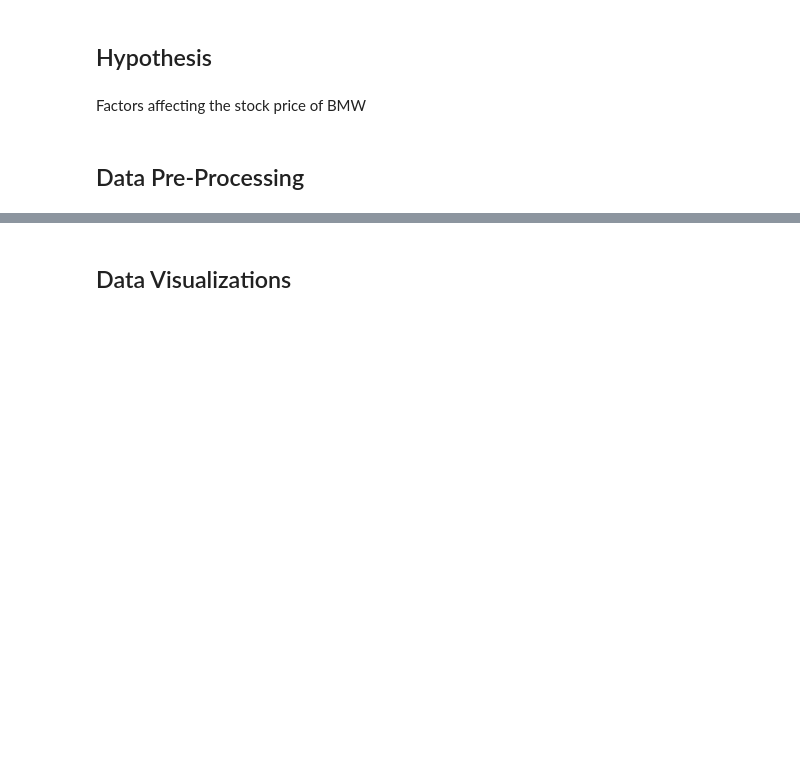
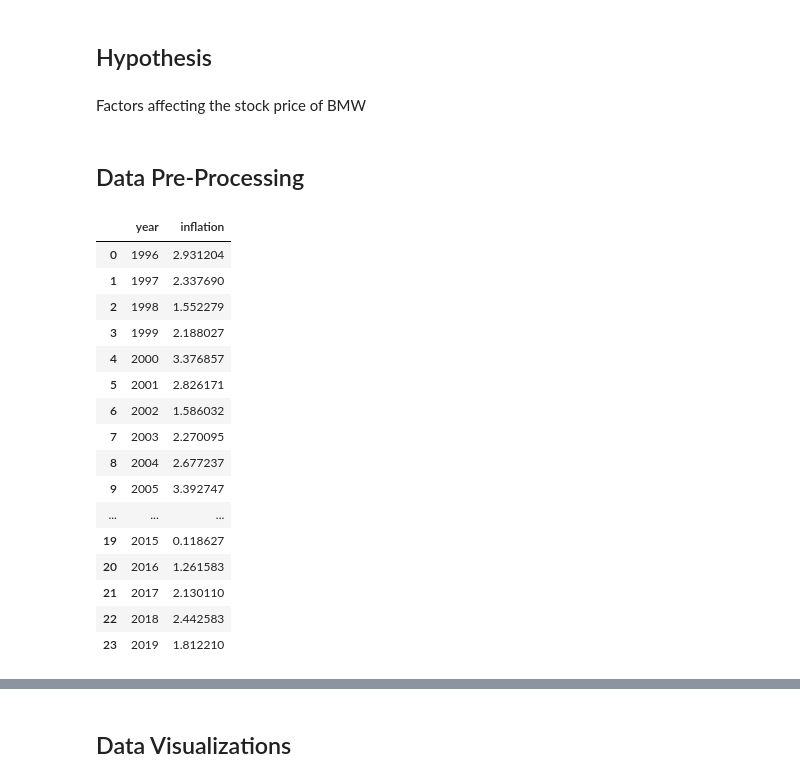
Before and after one commit to Kev-in123/DATA-200-Midterm, a Jupyter notebook: Midterm.ipynb, the cells around one changed output, grey strips where cells are left out. Saved outputs shown, nothing was run; the diff lists cells and outputs as text; code cells hidden in the pictures; blank space fills up the shorter version.

```diff
--- a/Midterm.ipynb
+++ b/Midterm.ipynb
@@ -26,33 +25,58 @@ Factors affecting the stock price of BMW
 # %%
 # adds a column that specifies the year of each stock, important for joining the datasets because the other dataset only has year
 data_bmw.columns = data_bmw.columns.str.lower()
 data_bmw["year"] = data_bmw["date"].str.strip().str.extract(r"(\d{4})").astype(int)
-data_bmw = data_bmw[data_bmw["year"] <= 2019]
+data_bmw = data_bmw[data_bmw["year"] <= 2020]
 
 
 # remove irellevant columns
 data_cars_cleaned = data_cars.drop(columns=['mileage','transmission','mileage','fuelType','tax','mpg','engineSize'])
 # since our stock data starts at 1996, we will gather all cars that had at least one model since 1996
 data_cars_cleaned = data_cars_cleaned[data_cars_cleaned["year"] >= 1996].sort_values(by=["year"], ascending=True)
-#data_cars_cleaned = data_cars_cleaned[data_cars_cleaned["year"] <= 2019]
 
 
-inflation_cleaned = data_infl[data_infl["Country Name"] == "Germany"]
-drop = ['Country Code', 'Indicator Name', 'Indicator Code', '2025']
+drop = ['Country Name', 'Indicator Name', 'Indicator Code']
 drop += map(str,list(range(2020,2026)))
-#inflation_cleaned = inflation_cleaned.drop(columns=drop)
+clean_infl = data_infl.drop(columns=drop)
 
-inflation_cleaned = pd.melt(
-    inflation_cleaned,
+deu_infl = clean_infl[clean_infl["Country Code"] == "DEU"]
+usa_infl = clean_infl[clean_infl["Country Code"] == "USA"]
+
+
+deu_infl = pd.melt(
+    deu_infl,
     value_vars = map(str,list(range(1996,2020))),
     var_name = "year",
     value_name = "inflation"
     )
 
-inflation_cleaned["year"] = inflation_cleaned["year"].astype(int)
+deu_infl["year"] = deu_infl["year"].astype(int)
 
+usa_infl = pd.melt(
+    usa_infl,
+    value_vars = map(str,list(range(1996,2020))),
+    var_name = "year",
+    value_name = "inflation"
+    )
 
-
-#inflation_cleaned
+usa_infl["year"] = usa_infl["year"].astype(int)
+# %% [output]
+|  | year | inflation |
+| 0 | 1996 | 2.931204 |
+| 1 | 1997 | 2.337690 |
+| 2 | 1998 | 1.552279 |
+| 3 | 1999 | 2.188027 |
+| 4 | 2000 | 3.376857 |
+| 5 | 2001 | 2.826171 |
+| 6 | 2002 | 1.586032 |
+| 7 | 2003 | 2.270095 |
+| 8 | 2004 | 2.677237 |
+| 9 | 2005 | 3.392747 |
+| ... | ... | ... |
+| 19 | 2015 | 0.118627 |
+| 20 | 2016 | 1.261583 |
+| 21 | 2017 | 2.130110 |
+| 22 | 2018 | 2.442583 |
+| 23 | 2019 | 1.812210 |
 # %%
 #adjusts price for inflation
```
Also changed, not shown: parts of 5 cells of this notebook.
